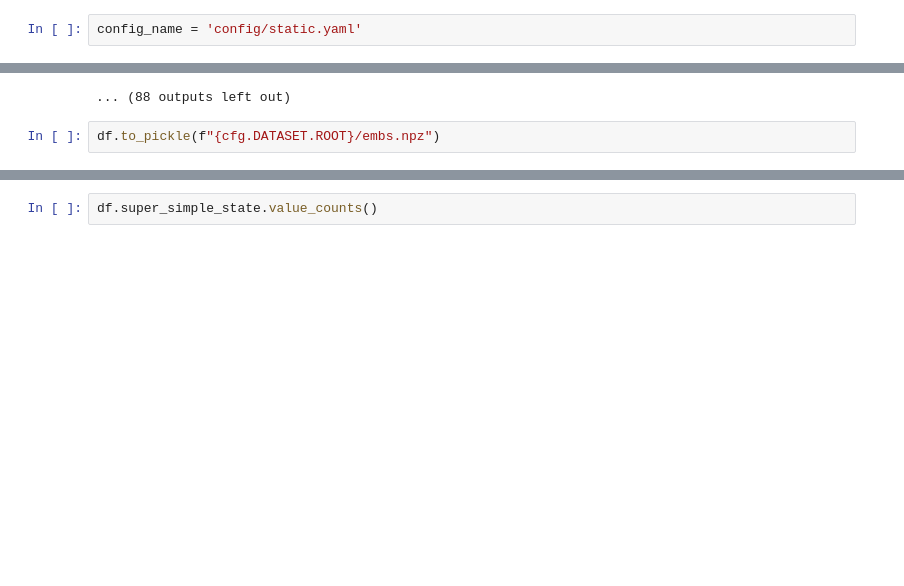
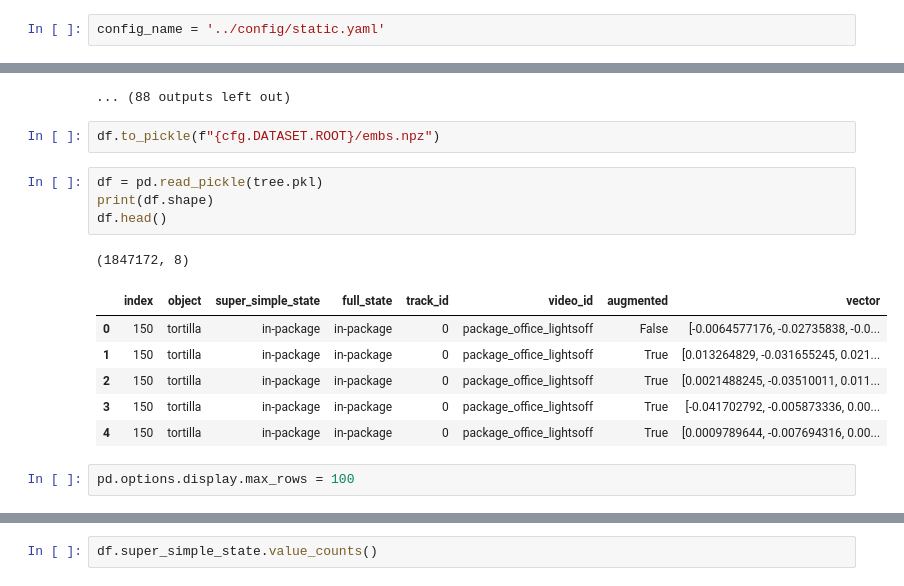
Before and after one commit to VIDA-NYU/object-states, a Jupyter notebook: scripts/Dump DB.ipynb, the cells around one changed output, grey strips where cells are left out. Cells and saved outputs as stored; diff of their text form; blank space fills up the shorter version.

```diff
--- a/scripts/Dump DB.ipynb
+++ b/scripts/Dump DB.ipynb
@@ -16,4 +14,4 @@ ModuleNotFoundError: No module named 'object_states'
 # %%
-config_name = 'config/static.yaml'
+config_name = '../config/static.yaml'
 # %%
 cfg = get_cfg(config_name)
@@ -112,3 +112,17 @@ full {20}
 ... (88 outputs left out)
 # %%
 df.to_pickle(f"{cfg.DATASET.ROOT}/embs.npz")
+# %%
+df = pd.read_pickle(tree.pkl)
+print(df.shape)
+df.head()
+# %% [output]
+(1847172, 8)
+|  | index | object | super_simple_state | full_state | track_id | video_id | augmented | vector |
+| 0 | 150 | tortilla | in-package | in-package | 0 | package_office_lightsoff | False | [-0.0064577176, -0.02735838, -0.0... |
+| 1 | 150 | tortilla | in-package | in-package | 0 | package_office_lightsoff | True | [0.013264829, -0.031655245, 0.021... |
+| 2 | 150 | tortilla | in-package | in-package | 0 | package_office_lightsoff | True | [0.0021488245, -0.03510011, 0.011... |
+| 3 | 150 | tortilla | in-package | in-package | 0 | package_office_lightsoff | True | [-0.041702792, -0.005873336, 0.00... |
+| 4 | 150 | tortilla | in-package | in-package | 0 | package_office_lightsoff | True | [0.0009789644, -0.007694316, 0.00... |
+# %%
+pd.options.display.max_rows = 100
```
Also changed, not shown: parts of 13 cells of this notebook, 1 other file.
